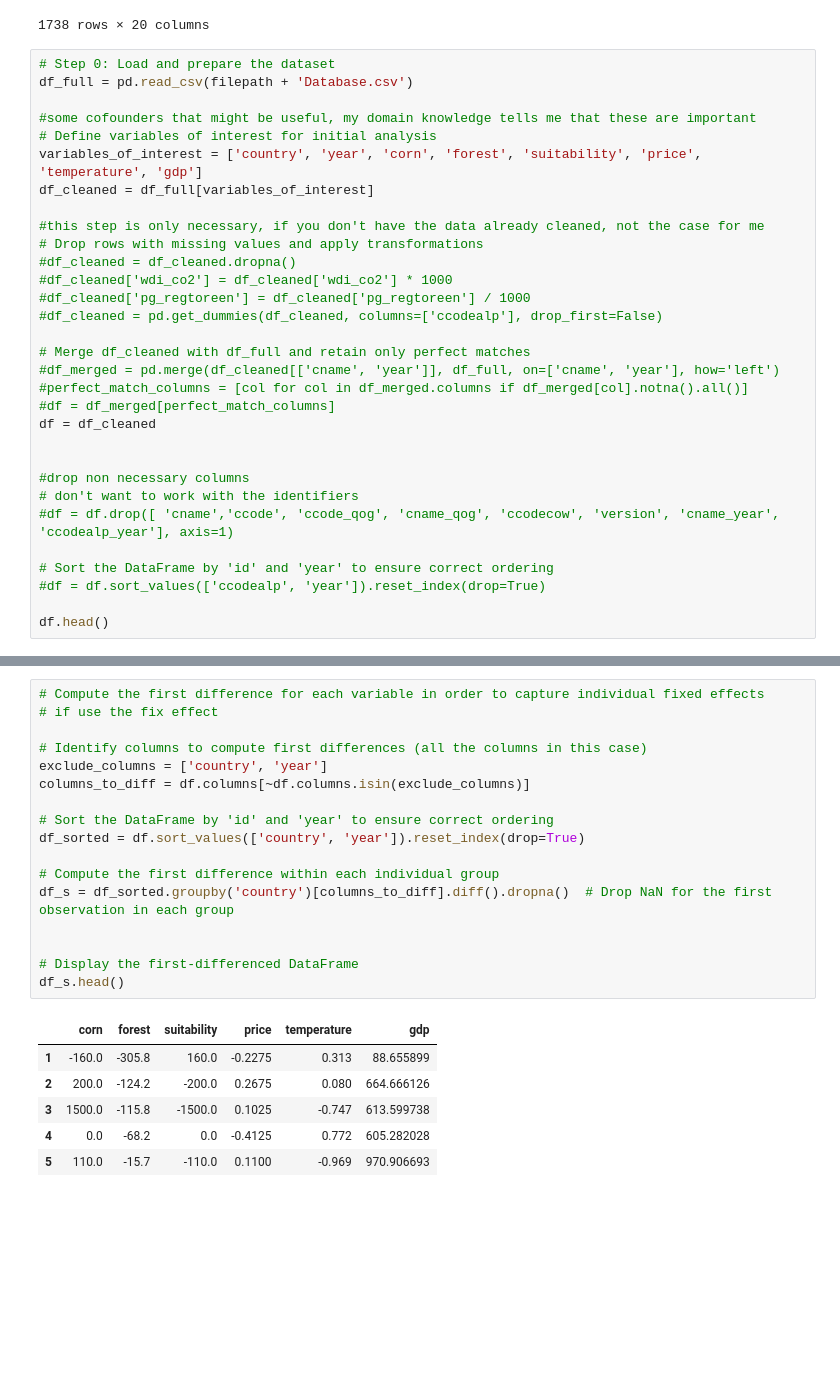
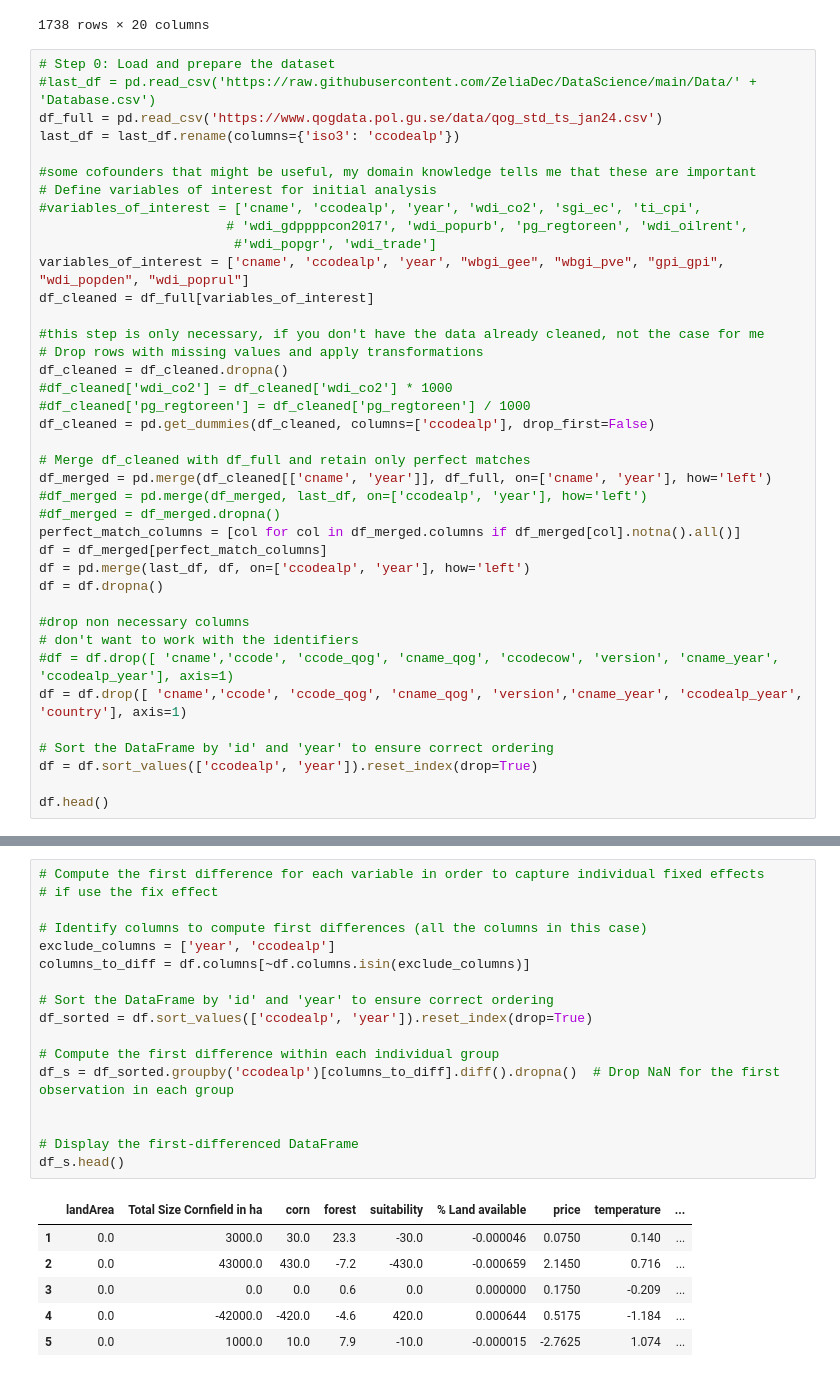
Before and after one commit to ZeliaDec/DataScience, a Jupyter notebook: EDA_Notebook.ipynb, the cells around one changed output, grey strips where cells are left out. Drawn from its saved outputs; the diff is of its cells as text; blank space fills up the shorter version.

```diff
--- a/EDA_Notebook.ipynb
+++ b/EDA_Notebook.ipynb
@@ -804,33 +804,41 @@ last_df
 1738 rows × 20 columns
 # %%
 # Step 0: Load and prepare the dataset
-df_full = pd.read_csv(filepath + 'Database.csv')
+#last_df = pd.read_csv('https://raw.githubusercontent.com/ZeliaDec/DataScience/main/Data/' + 'Database.csv')
+df_full = pd.read_csv('https://www.qogdata.pol.gu.se/data/qog_std_ts_jan24.csv')
+last_df = last_df.rename(columns={'iso3': 'ccodealp'})
 
 #some cofounders that might be useful, my domain knowledge tells me that these are important
 # Define variables of interest for initial analysis
-variables_of_interest = ['country', 'year', 'corn', 'forest', 'suitability', 'price', 'temperature', 'gdp']
+#variables_of_interest = ['cname', 'ccodealp', 'year', 'wdi_co2', 'sgi_ec', 'ti_cpi',
+                        # 'wdi_gdppppcon2017', 'wdi_popurb', 'pg_regtoreen', 'wdi_oilrent',
+                         #'wdi_popgr', 'wdi_trade']
+variables_of_interest = ['cname', 'ccodealp', 'year', "wbgi_gee", "wbgi_pve", "gpi_gpi", "wdi_popden", "wdi_poprul"]
 df_cleaned = df_full[variables_of_interest]
 
 #this step is only necessary, if you don't have the data already cleaned, not the case for me
 # Drop rows with missing values and apply transformations
-#df_cleaned = df_cleaned.dropna()
+df_cleaned = df_cleaned.dropna()
 #df_cleaned['wdi_co2'] = df_cleaned['wdi_co2'] * 1000
 #df_cleaned['pg_regtoreen'] = df_cleaned['pg_regtoreen'] / 1000
-#df_cleaned = pd.get_dummies(df_cleaned, columns=['ccodealp'], drop_first=False)
+df_cleaned = pd.get_dummies(df_cleaned, columns=['ccodealp'], drop_first=False)
 
 # Merge df_cleaned with df_full and retain only perfect matches
-#df_merged = pd.merge(df_cleaned[['cname', 'year']], df_full, on=['cname', 'year'], how='left')
-#perfect_match_columns = [col for col in df_merged.columns if df_merged[col].notna().all()]
-#df = df_merged[perfect_match_columns]
-df = df_cleaned
-
+df_merged = pd.merge(df_cleaned[['cname', 'year']], df_full, on=['cname', 'year'], how='left')
+#df_merged = pd.merge(df_merged, last_df, on=['ccodealp', 'year'], how='left')
+#df_merged = df_merged.dropna()
+perfect_match_columns = [col for col in df_merged.columns if df_merged[col].notna().all()]
+df = df_merged[perfect_match_columns]
+df = pd.merge(last_df, df, on=['ccodealp', 'year'], how='left')
+df = df.dropna()
 
 #drop non necessary columns
 # don't want to work with the identifiers
 #df = df.drop([ 'cname','ccode', 'ccode_qog', 'cname_qog', 'ccodecow', 'version', 'cname_year', 'ccodealp_year'], axis=1)
+df = df.drop([ 'cname','ccode', 'ccode_qog', 'cname_qog', 'version','cname_year', 'ccodealp_year', 'country'], axis=1)
 
 # Sort the DataFrame by 'id' and 'year' to ensure correct ordering
-#df = df.sort_values(['ccodealp', 'year']).reset_index(drop=True)
+df = df.sort_values(['ccodealp', 'year']).reset_index(drop=True)
 
 df.head()
 # %% [output]
@@ -843,24 +853,24 @@ df.head()
 # %%
 # Compute the first difference for each variable in order to capture individual fixed effects
 # if use the fix effect
 
 # Identify columns to compute first differences (all the columns in this case)
-exclude_columns = ['country', 'year']
+exclude_columns = ['year', 'ccodealp']
 columns_to_diff = df.columns[~df.columns.isin(exclude_columns)]
 
 # Sort the DataFrame by 'id' and 'year' to ensure correct ordering
-df_sorted = df.sort_values(['country', 'year']).reset_index(drop=True)
+df_sorted = df.sort_values(['ccodealp', 'year']).reset_index(drop=True)
 
 # Compute the first difference within each individual group
-df_s = df_sorted.groupby('country')[columns_to_diff].diff().dropna()  # Drop NaN for the first observation in each group
+df_s = df_sorted.groupby('ccodealp')[columns_to_diff].diff().dropna()  # Drop NaN for the first observation in each group
 
 
 # Display the first-differenced DataFrame
 df_s.head()
 # %% [output]
-|  | corn | forest | suitability | price | temperature | gdp |
-| 1 | -160.0 | -305.8 | 160.0 | -0.2275 | 0.313 | 88.655899 |
-| 2 | 200.0 | -124.2 | -200.0 | 0.2675 | 0.080 | 664.666126 |
-| 3 | 1500.0 | -115.8 | -1500.0 | 0.1025 | -0.747 | 613.599738 |
-| 4 | 0.0 | -68.2 | 0.0 | -0.4125 | 0.772 | 605.282028 |
-| 5 | 110.0 | -15.7 | -110.0 | 0.1100 | -0.969 | 970.906693 |
+|  | landArea | Total Size Cornfield in ha | corn | forest | suitability | % Land available | price | temperature | ... |
+| 1 | 0.0 | 3000.0 | 30.0 | 23.3 | -30.0 | -0.000046 | 0.0750 | 0.140 | ... |
+| 2 | 0.0 | 43000.0 | 430.0 | -7.2 | -430.0 | -0.000659 | 2.1450 | 0.716 | ... |
+| 3 | 0.0 | 0.0 | 0.0 | 0.6 | 0.0 | 0.000000 | 0.1750 | -0.209 | ... |
+| 4 | 0.0 | -42000.0 | -420.0 | -4.6 | 420.0 | 0.000644 | 0.5175 | -1.184 | ... |
+| 5 | 0.0 | 1000.0 | 10.0 | 7.9 | -10.0 | -0.000015 | -2.7625 | 1.074 | ... |
```
Also changed, not shown: parts of 10 cells of this notebook, 1 other file.
